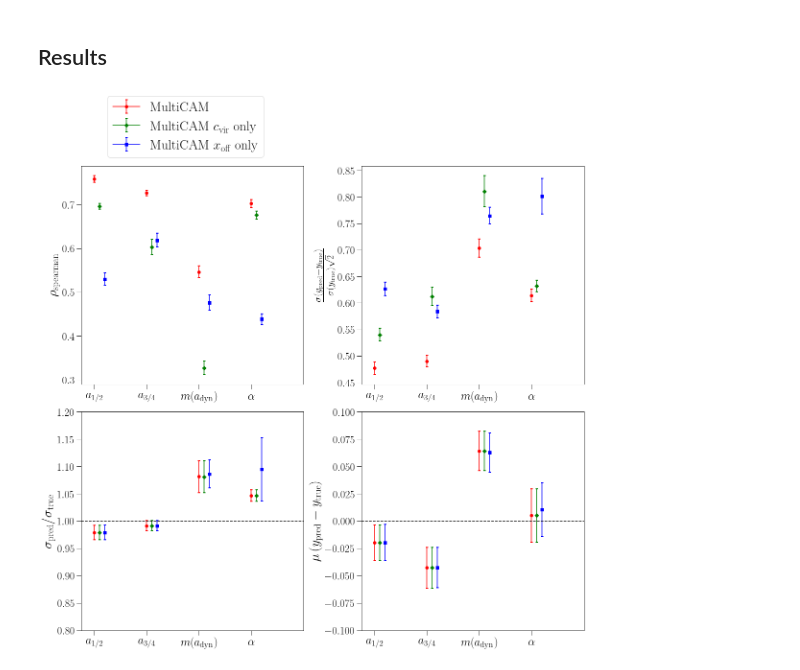
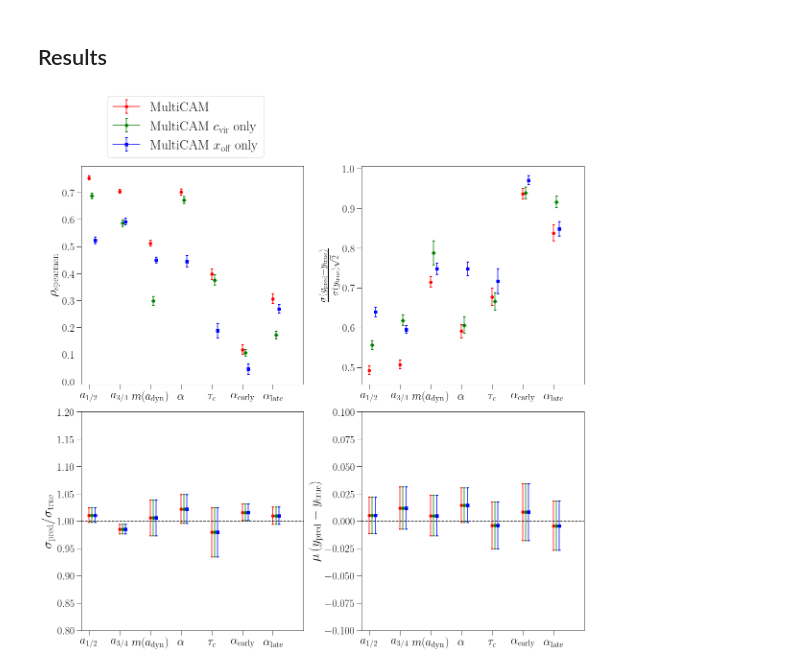
Before and after one commit to ismael-mendoza/nbody-relaxed, a Jupyter notebook: notebooks/plots/inverse-predict-metrics.ipynb, the cells around one changed output. Drawn from its saved outputs; the diff is of its cells as text; code cells hidden in the pictures.

```diff
--- a/notebooks/plots/inverse-predict-metrics.ipynb
+++ b/notebooks/plots/inverse-predict-metrics.ipynb
@@ -90,3 +97,14 @@ cat = cat[keep_diffmah] # filter out nan diffmah parameters.
+# %%
+#finally diffmah jax fits.
+from diffmah.individual_halo_assembly import _get_early_late
+pars = np.load('../../output/pbest_9900.npy')
+logtc, ue, ul = pars[:, 0], pars[:, 1], pars[:, 2]
+early, late = _get_early_late(ue, ul)
+
+cat = cat[:9901]
+cat.add_column(10**logtc, name='tau_c') # -> use log scale.
+cat.add_column(early, name='alpha_early')
+cat.add_column(late, name='alpha_late')
 # %%
 # add box indices to cat for uncertainty purposes
 add_box_indices(cat)
@@ -227,19 +245,19 @@ def metrics_plot(metrics_data: dict, test_data: dict, trained_models: dict,
 # %%
 metrics_data = {
     'spear': {},
     'rscatter': {},
     'sigma_ratio': {'yrange':(0.8, 1.2), 'hline': 1.0},
     'mu': {'yrange':(-0.1, 0.1), 'hline': 0.0},
 }
 test_data = {
     'linear_all': (datasets['all']['test'][0], r"\rm MultiCAM", 'r', 'o'),
     'linear_cvir': (datasets['cvir_only']['test'][0], r"\rm MultiCAM $c_{\rm vir}$ only", 'g', 'D'),
     'linear_x0': (datasets['x0_only']['test'][0], r"\rm MultiCAM $x_{\rm off}$ only", 'b', 's'),
 #     'linear_except_cvir': (datasets['except_cvir']['test'][0], r"\rm Linear Regression except $c_{\rm vir}$", 'g', '^'),
 #     'linear_except_x0': (datasets['except_x0']['test'][0], r"\rm Linear Regression except $x_{\rm off}$", 'c', '*'),
 
 }
-metrics_plot(metrics_data, test_data, joint_models, cat_test, params=('a2', 'a4', 'mdyn', 'alpha'),
+metrics_plot(metrics_data, test_data, joint_models, cat_test, params=('a2', 'a4', 'mdyn', 'alpha', 'tau_c', 'alpha_early', 'alpha_late'),
              ncols=2, nrows=2, figsize=(16, 16), ticksize=24, legend_size=28)
 # %% [output]
-[figure, old version]
+[figure, new version]
```
Also changed, not shown: parts of 5 cells of this notebook, 10 other files.
